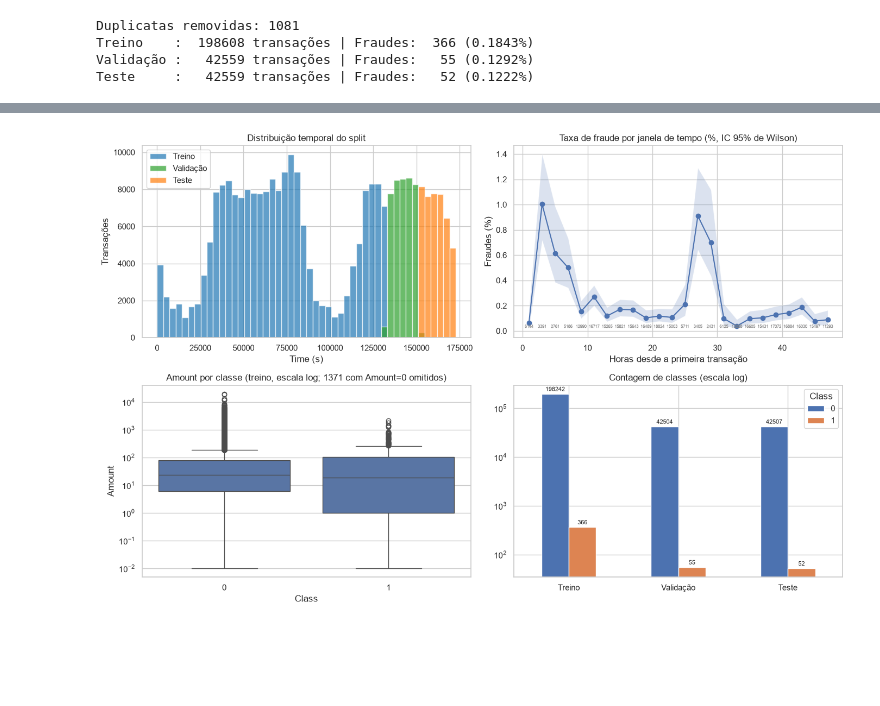
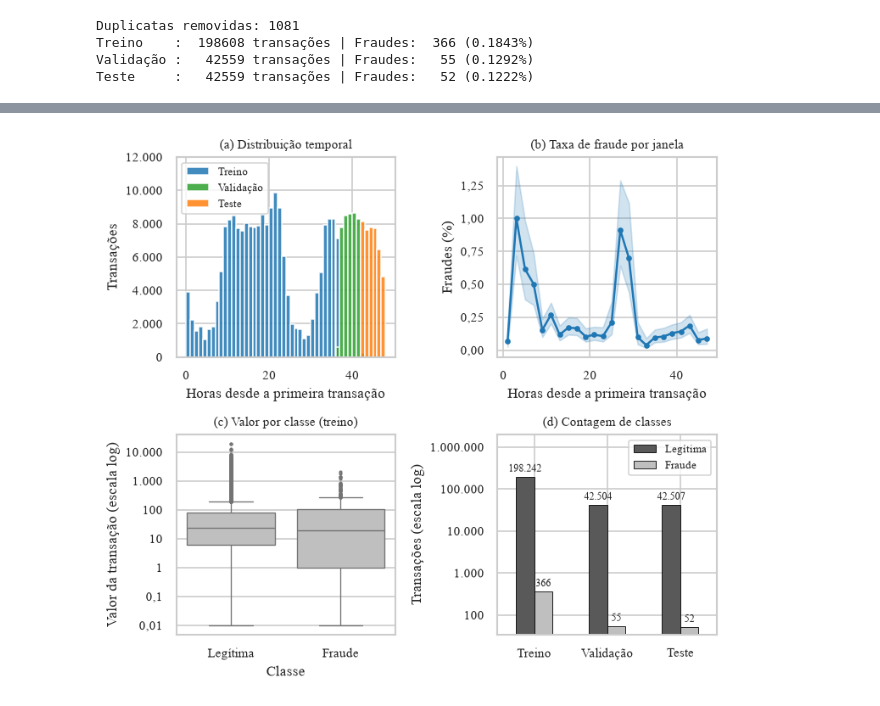
Before and after one commit to jsilva-source/fraud_detection_model, a Jupyter notebook: notebooks/deteccao_fraudes_split_temporal.ipynb, the cells around one changed output, grey strips where cells are left out. Cells and saved outputs as stored; diff of their text form; code cells hidden in the pictures; blank space fills up the shorter version.

Commit message:
Resultados finais e instruções de reprodução

```diff
--- a/notebooks/deteccao_fraudes_split_temporal.ipynb
+++ b/notebooks/deteccao_fraudes_split_temporal.ipynb
@@ -61,9 +108,7 @@ Teste     :   42559 transações | Fraudes:   52 (0.1222%)
 # %%
-import os
-os.makedirs("../results", exist_ok=True)
+os.makedirs(RESULTS, exist_ok=True)
 
 def wilson_ci(k, n, z=1.96):
-    """Intervalo de confiança de Wilson para proporções."""
     k, n = np.asarray(k, float), np.asarray(n, float)
     p = k / n
     den = 1 + z**2 / n
@@ -73,58 +118,58 @@ def wilson_ci(k, n, z=1.96):
 
 def plot_eda(train_df, val_df, test_df, n_janelas=24):
     full = pd.concat([train_df, val_df, test_df])
-    fig, ax = plt.subplots(2, 2, figsize=(14, 9))
+    fig, ax = plt.subplots(2, 2, figsize=(LARG, 5.6))
+    cores = {"Treino": "tab:blue", "Validação": "tab:green", "Teste": "tab:orange"}
 
-    # 1. Split temporal (bins comuns, para as alturas serem comparáveis)
-    bins = np.linspace(full["Time"].min(), full["Time"].max(), 49)
-    for d, lbl, c in [(train_df, "Treino", "tab:blue"),
-                      (val_df, "Validação", "tab:green"),
-                      (test_df, "Teste", "tab:orange")]:
-        ax[0, 0].hist(d["Time"], bins=bins, alpha=0.7, label=lbl, color=c)
-    ax[0, 0].set_title("Distribuição temporal do split")
-    ax[0, 0].set_xlabel("Time (s)")
-    ax[0, 0].set_ylabel("Transações")
-    ax[0, 0].legend()
+    # (a) Split temporal (bins comuns, em horas)
+    bins = np.linspace(full["Time"].min(), full["Time"].max(), 49) / 3600
+    for d, lbl in [(train_df, "Treino"), (val_df, "Validação"), (test_df, "Teste")]:
+        ax[0, 0].hist(d["Time"] / 3600, bins=bins, alpha=0.85, label=lbl, color=cores[lbl])
+    ax[0, 0].set_title("(a) Distribuição temporal", fontsize=9)
+    ax[0, 0].set_xlabel("Horas desde a primeira transação"); ax[0, 0].set_ylabel("Transações")
+    ax[0, 0].legend(fontsize=8, loc="upper left"); ptbr(ax[0, 0])
+    ax[0, 0].set_ylim(top=12000)
 
-    # 2. Taxa de fraude por janela, com IC de Wilson e n por janela
-    full = full.assign(janela=pd.cut(full["Time"], bins=n_janelas))
-    g = full.groupby("janela", observed=True)["Class"].agg(fraudes="sum", n="count")
-    g["taxa"] = g["fraudes"] / g["n"] * 100
+    # (b) Taxa de fraude por janela, com IC de Wilson
+    jan = full.assign(janela=pd.cut(full["Time"], bins=n_janelas))
+    g = jan.groupby("janela", observed=True)["Class"].agg(fraudes="sum", n="count")
     lo, hi = wilson_ci(g["fraudes"], g["n"])
-    g["lo"], g["hi"] = lo * 100, hi * 100
     horas = np.array([iv.mid for iv in g.index]) / 3600
+    ax[0, 1].plot(horas, g["fraudes"] / g["n"] * 100, marker="o", ms=3, color="tab:blue")
+    ax[0, 1].fill_between(horas, lo * 100, hi * 100, alpha=0.2, color="tab:blue")
+    ax[0, 1].set_title("(b) Taxa de fraude por janela", fontsize=9)
+    ax[0, 1].set_xlabel("Horas desde a primeira transação"); ax[0, 1].set_ylabel("Fraudes (%)")
+    ax[0, 1].xaxis.set_major_formatter(FuncFormatter(lambda v, _: num(v)))
+    ax[0, 1].yaxis.set_major_formatter(FuncFormatter(lambda v, _: num(v, 2)))
 
-    ax[0, 1].plot(horas, g["taxa"], marker="o")
-    ax[0, 1].fill_between(horas, g["lo"], g["hi"], alpha=0.2)
-    ax[0, 1].set_title("Taxa de fraude por janela de tempo (%, IC 95% de Wilson)")
-    ax[0, 1].set_xlabel("Horas desde a primeira transação")
-    ax[0, 1].set_ylabel("Fraudes (%)")
-    for x, n in zip(horas, g["n"]):
-        ax[0, 1].annotate(f"{n}", (x, 0), textcoords="offset points",
-                          xytext=(0, 4), ha="center", fontsize=6, color="gray")
+    # (c) Valor da transação por classe (somente Amount > 0)
+    tr = train_df[train_df["Amount"] > 0]
+    sns.boxplot(data=tr, x="Class", y="Amount", ax=ax[1, 0], color="0.75", linewidth=0.8, fliersize=1.5)
+    ax[1, 0].set_yscale("log"); ax[1, 0].yaxis.set_minor_formatter(NullFormatter())
+    ax[1, 0].set_xticks([0, 1]); ax[1, 0].set_xticklabels(["Legítima", "Fraude"])
+    ax[1, 0].set_xlabel("Classe")
+    ax[1, 0].set_ylabel("Valor da transação (escala log)")
+    ax[1, 0].set_title("(c) Valor por classe (treino)", fontsize=9)
+    ptbr(ax[1, 0], x=False)
+    n_zero = int((train_df["Amount"] == 0).sum())
+    print(f"Transações com Amount = 0 omitidas no painel (c): {n_zero}")
 
-    # 3. Amount por classe (apenas Amount > 0, por causa da escala log)
-    tr = train_df[train_df["Amount"] > 0]
-    sns.boxplot(data=tr, x="Class", y="Amount", ax=ax[1, 0])
-    ax[1, 0].set_yscale("log")
-    n_zero = int((train_df["Amount"] == 0).sum())
-    ax[1, 0].set_title(f"Amount por classe (treino, escala log; {n_zero} com Amount=0 omitidos)")
+    # (d) Contagem de classes por conjunto
+    contagem = pd.DataFrame({"Treino": train_df["Class"].value_counts(),
+                             "Validação": val_df["Class"].value_counts(),
+                             "Teste": test_df["Class"].value_counts()}).T
+    contagem = contagem.rename(columns={0: "Legítima", 1: "Fraude"})
+    contagem.plot(kind="bar", ax=ax[1, 1], logy=True, color=["0.35", "0.75"], edgecolor="black", linewidth=0.5)
+    for cont in ax[1, 1].containers:
+        ax[1, 1].bar_label(cont, labels=[num(int(v)) for v in cont.datavalues], fontsize=7, padding=2)
+    ax[1, 1].set_ylim(top=2e6); ax[1, 1].tick_params(axis="x", rotation=0)
+    ax[1, 1].set_ylabel("Transações (escala log)"); ax[1, 1].set_xlabel("")
+    ax[1, 1].set_title("(d) Contagem de classes", fontsize=9)
+    ax[1, 1].legend(fontsize=8, loc="upper right"); ptbr(ax[1, 1], x=False)
+    ax[1, 1].yaxis.set_minor_formatter(NullFormatter())
 
-    # 4. Contagem de classes por conjunto, com rótulos
-    contagem = pd.DataFrame({
-        "Treino": train_df["Class"].value_counts(),
-        "Validação": val_df["Class"].value_counts(),
-        "Teste": test_df["Class"].value_counts(),
-    }).T
-    contagem.plot(kind="bar", ax=ax[1, 1], logy=True)
-    for cont in ax[1, 1].containers:
-        ax[1, 1].bar_label(cont, fontsize=8, padding=2)
-    ax[1, 1].set_title("Contagem de classes (escala log)")
-    ax[1, 1].tick_params(axis="x", rotation=0)
-
-    plt.tight_layout()
-    plt.savefig("../results/eda.png", dpi=300, bbox_inches="tight")
-    plt.show()
+    fig.tight_layout()
+    salvar(fig, "eda.png")
 
 plot_eda(train_df, val_df, test_df)
 # %% [output]
@@ -131,2 +177,2 @@ plot_eda(train_df, val_df, test_df)
-[figure, old version]
+[figure, new version]
 # %% [markdown]
```
Also changed, not shown: parts of 22 cells of this notebook, 16 other files.
